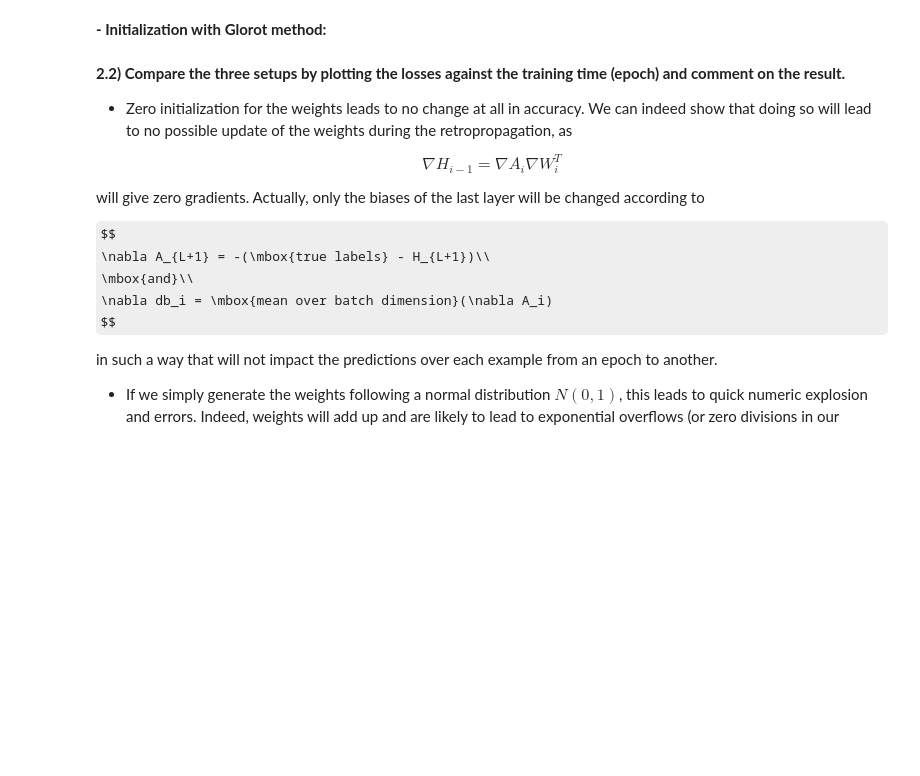
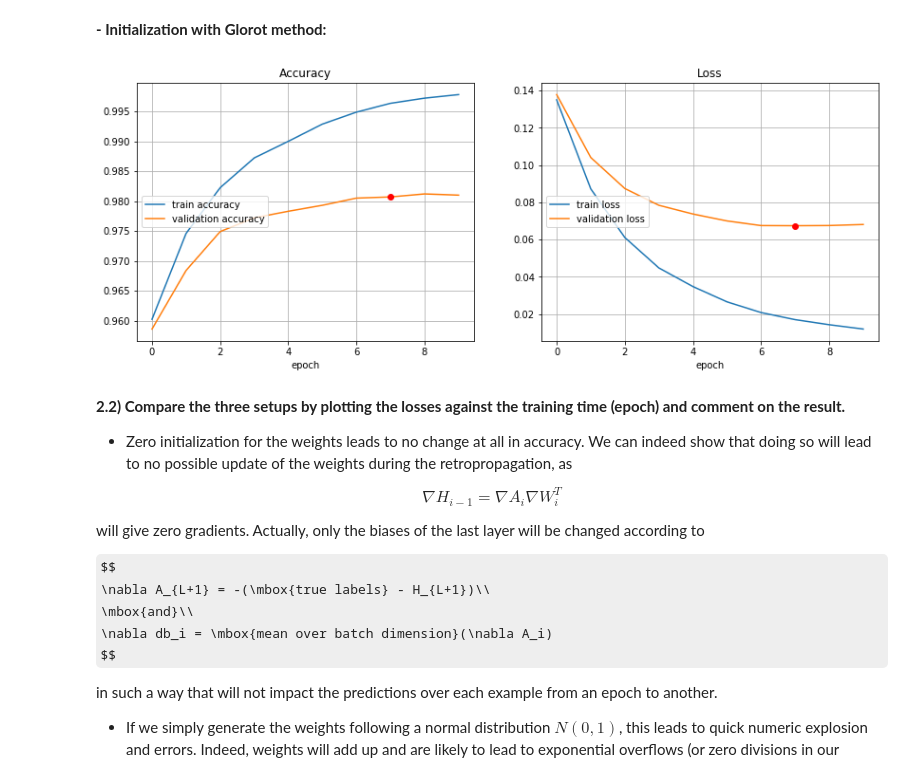
Before and after one commit to ai404/ift6135_assignment1, a Jupyter notebook: assignment1.ipynb, the cells around one changed output. Drawn from its saved outputs; the diff is of its cells as text; code cells hidden in the pictures; some formulas as TeX source; blank space fills up the shorter version.

```diff
--- a/assignment1.ipynb
+++ b/assignment1.ipynb
@@ -444,17 +474,19 @@ normal_hist_acc, normal_hist_loss = neural_net.train()
 # %%
 #Glorot_Init
 neural_net = NN(hidden_dims=(500, 400),
                 n_hidden=2,                  # number of hidden layers
                 mode='train',                # current mode : train/test
-                datapath="mnist.npy",        # path where to find the .pkl file
+                datapath="mnist.pkl",        # path where to find the .pkl file
                 model_path=None,             # path where to save/load the model
                 epsilon = 1e-8,              # for cross entropy calculus stability : log(x) = log(epsilon) if x < epsilon
                 lr = 5e-1,                   # learning rate
                 n_epochs = 10,               # max number of epochs
                 batch_size = 100,            # batch size for training
                 compute_biases = True,       # whether biases are used or not
                 init_method = "glorot")      # initialization method
 glorot_hist_acc, glorot_hist_loss = neural_net.train()
+# %% [output]
+[figure, added]
 # %% [markdown]
 **2.2) Compare the three setups by plotting the losses against the training time (epoch) and comment on the result.**
 
```
Also changed, not shown: parts of 7 cells of this notebook.
